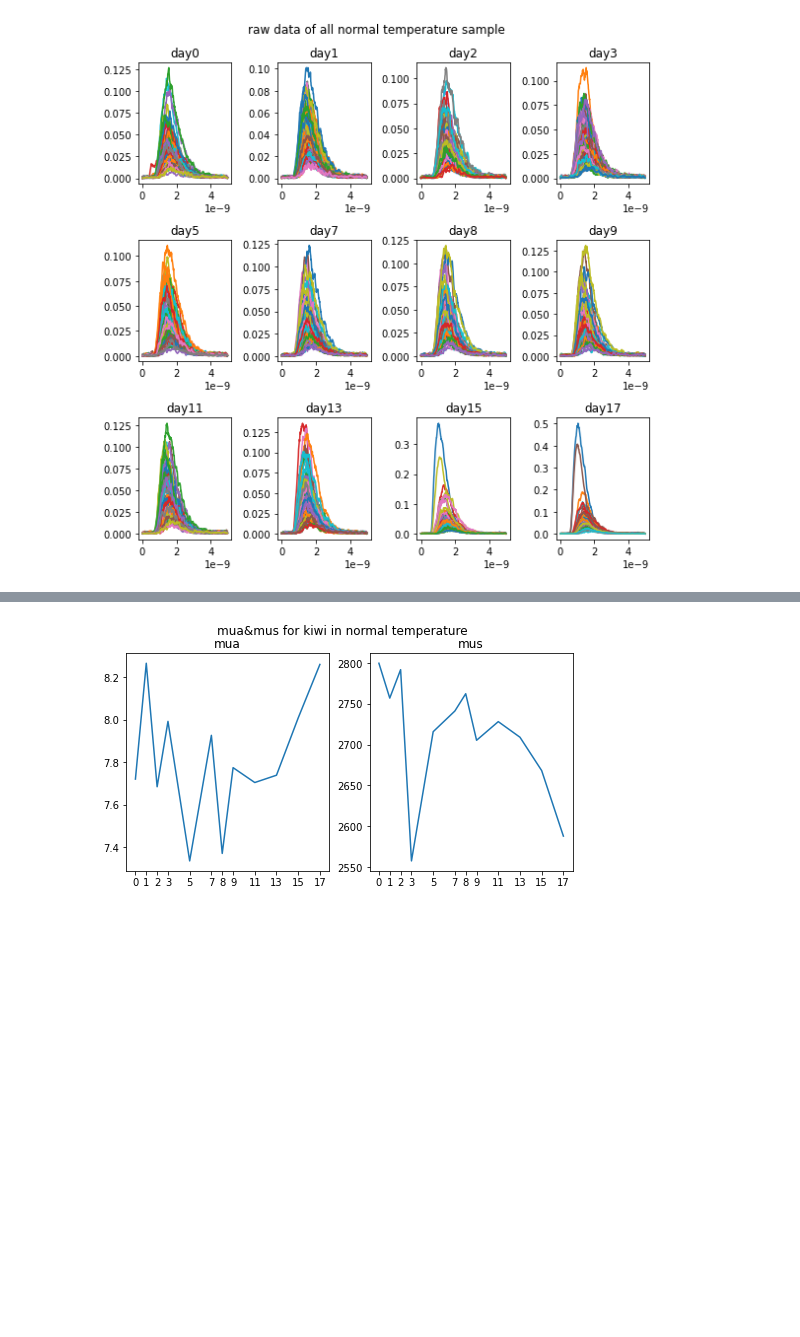
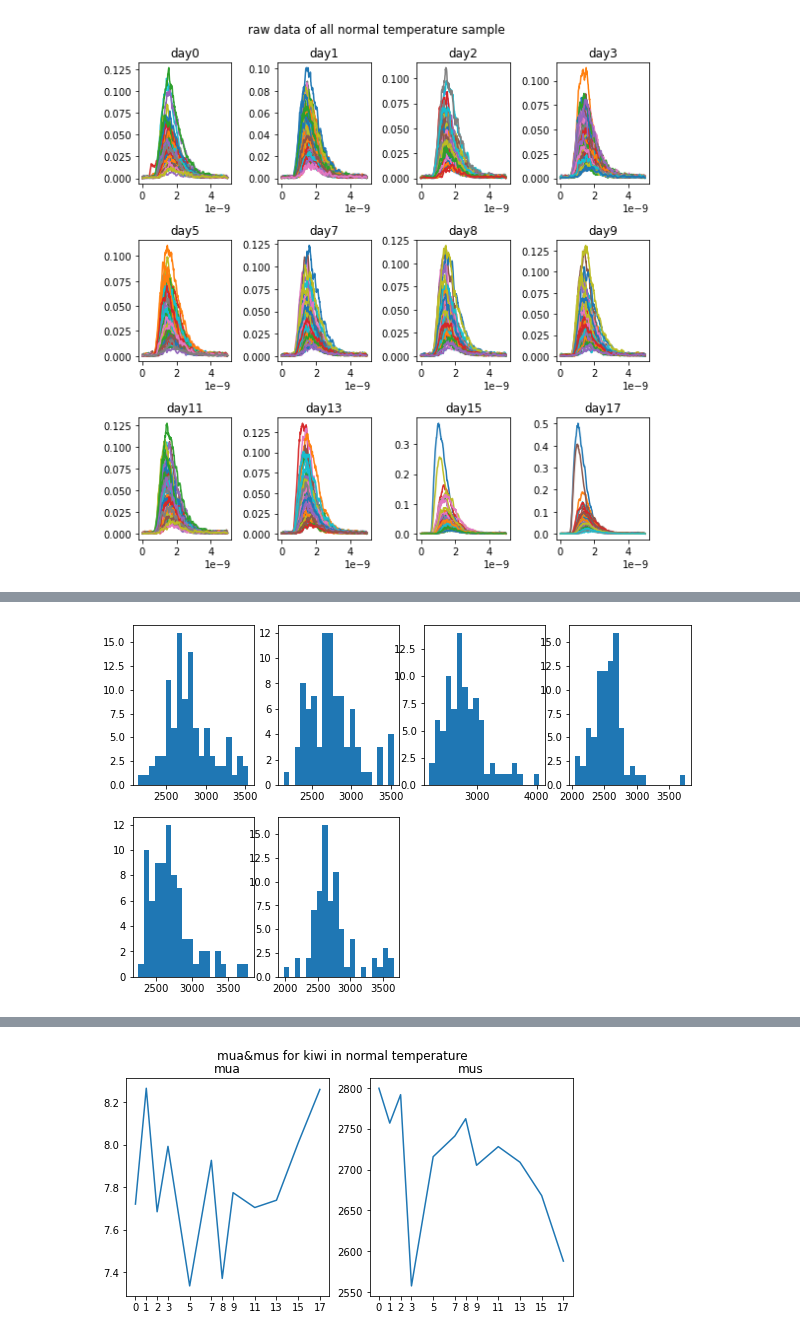
Before and after one commit to xbx18502/Graduation_research_feb, a Jupyter notebook: second_step_normal_temperature.ipynb, the cells around one changed output, grey strips where cells are left out. Saved outputs shown, nothing was run; the diff lists cells and outputs as text; code cells hidden in the pictures; blank space fills up the shorter version.

```diff
--- a/second_step_normal_temperature.ipynb
+++ b/second_step_normal_temperature.ipynb
@@ -396,3 +398,11 @@ for i in range(len(miu_as)):
+# %%
+plt.figure(figsize = (10,10))
+for i in range(0,6):
+    plt.subplot(3,4,i+1)
+    plt.hist(x = mus[i],bins = 20)
+plt.show()
+# %% [output]
+[figure, added]
 # %%
 # def mean(x):
 #     sum= np.sum(x)
```
Also changed, not shown: parts of 8 cells of this notebook, 1 other file.
